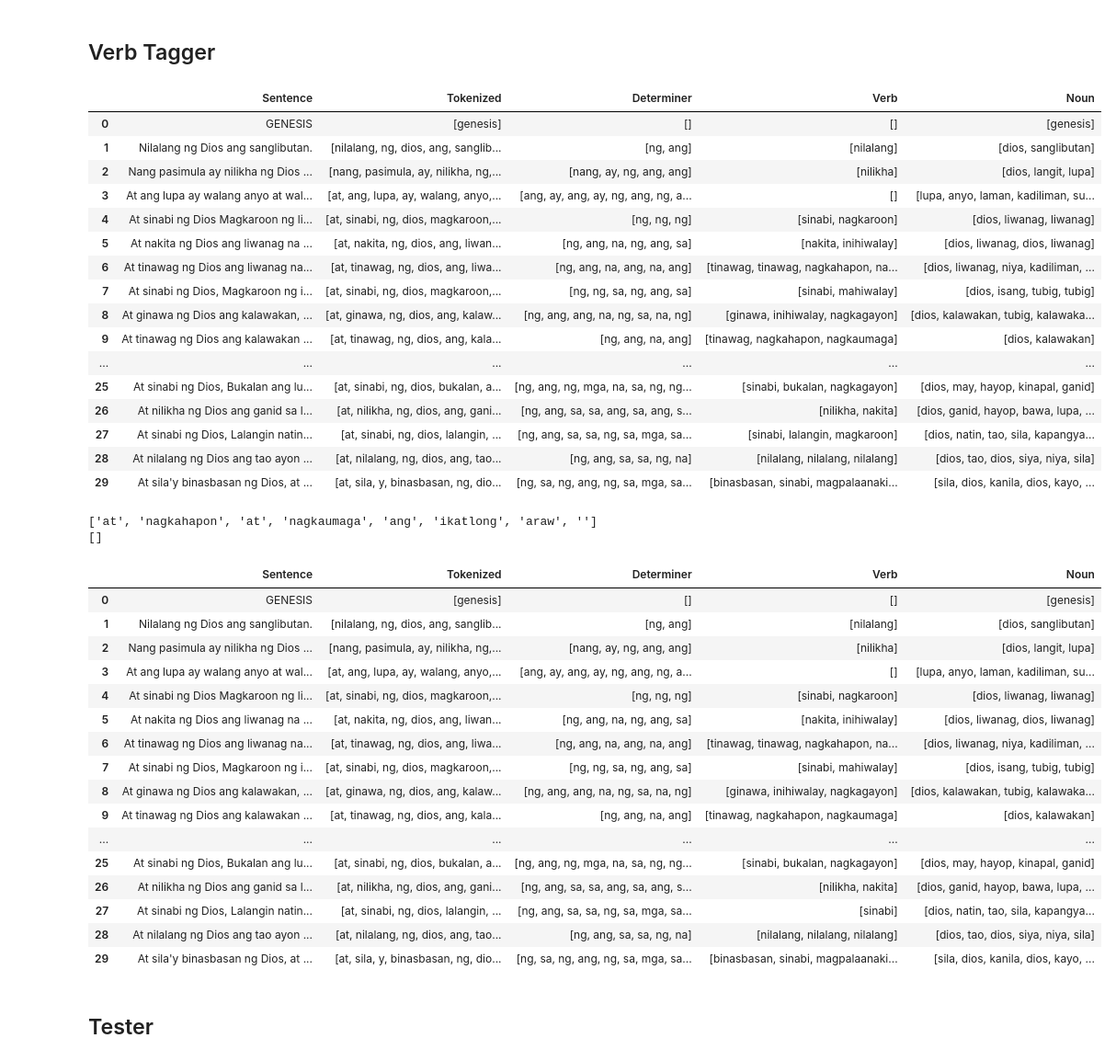
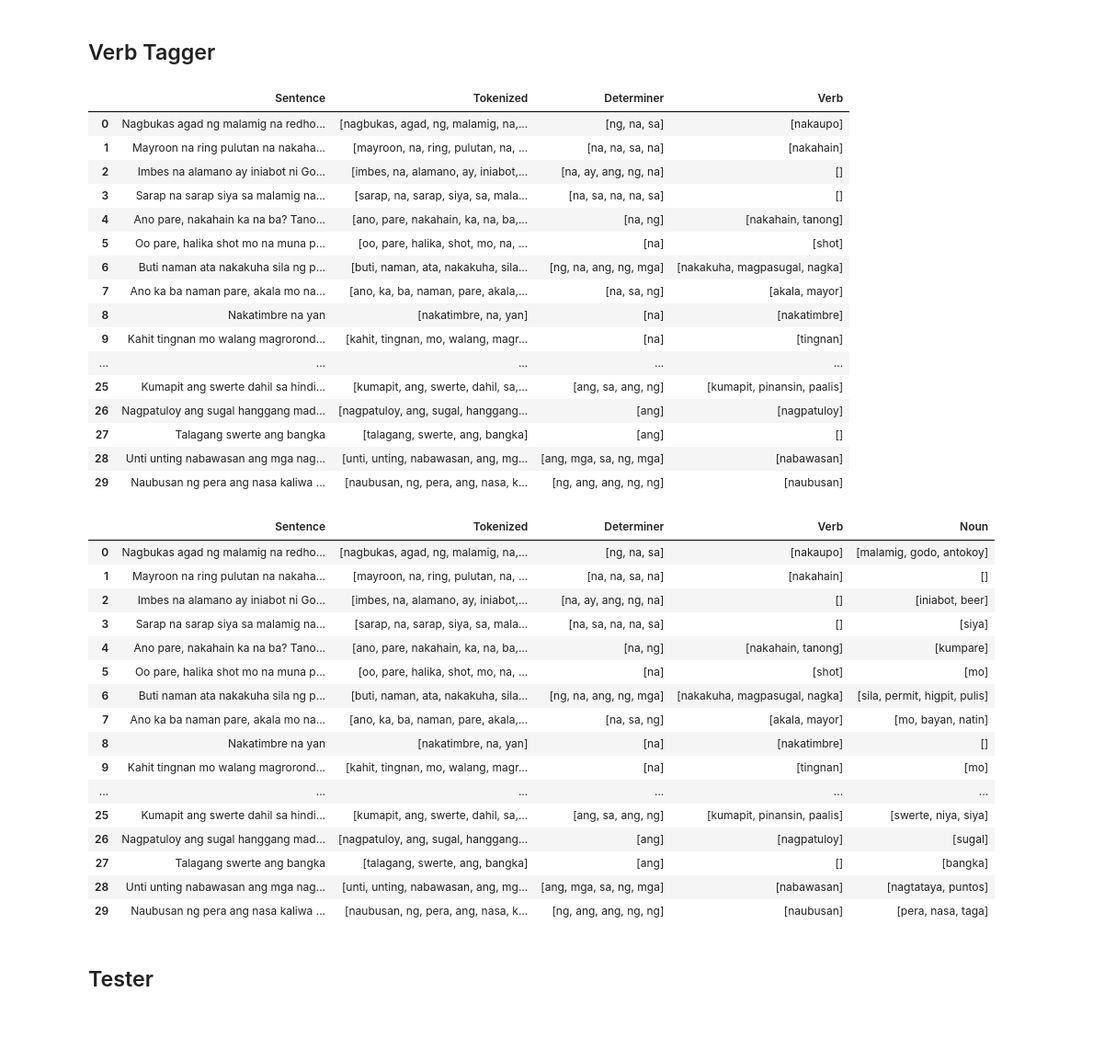
Before and after one commit to JakeCob/Ilokano-to-Tagalog-Machince-Translation, a Jupyter notebook: post.ipynb, the cells around one changed output. Shown at 92% size. Cells and saved outputs as stored; diff of their text form; code cells hidden in the pictures; blank space fills up the shorter version.

```diff
--- a/post.ipynb
+++ b/post.ipynb
@@ -2,7 +2,7 @@
 import pandas as pd
 
 # Opening the file
-sample_tl_raw = open("src/text data/Bible_Tagalog.txt").read()
+sample_tl_raw = open("src/text data/Story_Tagalog.txt").read()
 
 # Printing the Ilokano Raw Data
 #sample_tl_raw
@@ -249,8 +249,6 @@ def tag_verb(sentence, dtmn_list, prepo_list, pronoun_list):
 
         if word not in (dtmn_list + prepo_list + pronoun_list + conj_list):
 
-
-
             if prev_word not in (noun_dtmn_list + adv_dtmn_list + prepo_dtmn_list):
                 if next_word in (noun_dtmn_list):
                     """
@@ -276,51 +274,51 @@ def tag_verb(sentence, dtmn_list, prepo_list, pronoun_list):
                     if the previous word is 'ay' and the next word is 'ng' or 'sa', then it is a verb
                     """
                     verb.append(word)
                     isDone = True
 
-            if word[:5] in ("magpa", "nagka") and not isDone:
+            if word[:5] in ("magpa", "nagka") and not isDone or word[:4] in ("napa", "naka") and not isDone:
             # if hasAffixes and not isDone:
                 """
                 if the first five characters of a word start with "magpa" or "nagka", then it is a verb
                 """
                 verb.append(word)
                 isDone = True
 
         if hasAffixes and prev_word == None and not isDone:
             if next_word in pronoun_list or (next_word in dtmn_list and next_word not in ('ng', 'mga')):
                 verb.append(word)
                 isDone = True
 
         prev_word = word
 
         try:
             prev2_word = sentence[sentence.index(word) - 1]
         except (ValueError, IndexError):
             prev2_word = None
 
     return verb
 # end of function
 
 dict_sm_tl['Verb'] = dict_sm_tl['Tokenized'].apply(lambda x: tag_verb(x, parsed_tl_dtmn, PREPO_SET, PER_PRONOUN))
 dict_sm_tl.head(30)
 # %% [output]
-|  | Sentence | Tokenized | Determiner | Verb | Noun |
-| 0 | GENESIS | [genesis] | [] | [] | [genesis] |
-| 1 | Nilalang ng Dios ang sanglibutan. | [nilalang, ng, dios, ang, sanglib... | [ng, ang] | [nilalang] | [dios, sanglibutan] |
-| 2 | Nang pasimula ay nilikha ng Dios ... | [nang, pasimula, ay, nilikha, ng,... | [nang, ay, ng, ang, ang] | [nilikha] | [dios, langit, lupa] |
-| 3 | At ang lupa ay walang anyo at wal... | [at, ang, lupa, ay, walang, anyo,... | [ang, ay, ang, ay, ng, ang, ng, a... | [] | [lupa, anyo, laman, kadiliman, su... |
-| 4 | At sinabi ng Dios Magkaroon ng li... | [at, sinabi, ng, dios, magkaroon,... | [ng, ng, ng] | [sinabi, nagkaroon] | [dios, liwanag, liwanag] |
-| 5 | At nakita ng Dios ang liwanag na ... | [at, nakita, ng, dios, ang, liwan... | [ng, ang, na, ng, ang, sa] | [nakita, inihiwalay] | [dios, liwanag, dios, liwanag] |
-| 6 | At tinawag ng Dios ang liwanag na... | [at, tinawag, ng, dios, ang, liwa... | [ng, ang, na, ang, na, ang] | [tinawag, tinawag, nagkahapon, na... | [dios, liwanag, niya, kadiliman, ... |
-| 7 | At sinabi ng Dios, Magkaroon ng i... | [at, sinabi, ng, dios, magkaroon,... | [ng, ng, sa, ng, ang, sa] | [sinabi, mahiwalay] | [dios, isang, tubig, tubig] |
-| 8 | At ginawa ng Dios ang kalawakan, ... | [at, ginawa, ng, dios, ang, kalaw... | [ng, ang, ang, na, ng, sa, na, ng] | [ginawa, inihiwalay, nagkagayon] | [dios, kalawakan, tubig, kalawaka... |
-| 9 | At tinawag ng Dios ang kalawakan ... | [at, tinawag, ng, dios, ang, kala... | [ng, ang, na, ang] | [tinawag, nagkahapon, nagkaumaga] | [dios, kalawakan] |
-| ... | ... | ... | ... | ... | ... |
-| 25 | At sinabi ng Dios, Bukalan ang lu... | [at, sinabi, ng, dios, bukalan, a... | [ng, ang, ng, mga, na, sa, ng, ng... | [sinabi, bukalan, nagkagayon] | [dios, may, hayop, kinapal, ganid] |
-| 26 | At nilikha ng Dios ang ganid sa l... | [at, nilikha, ng, dios, ang, gani... | [ng, ang, sa, sa, ang, sa, ang, s... | [nilikha, nakita] | [dios, ganid, hayop, bawa, lupa, ... |
-| 27 | At sinabi ng Dios, Lalangin natin... | [at, sinabi, ng, dios, lalangin, ... | [ng, ang, sa, sa, ng, sa, mga, sa... | [sinabi, lalangin, magkaroon] | [dios, natin, tao, sila, kapangya... |
-| 28 | At nilalang ng Dios ang tao ayon ... | [at, nilalang, ng, dios, ang, tao... | [ng, ang, sa, sa, ng, na] | [nilalang, nilalang, nilalang] | [dios, tao, dios, siya, niya, sila] |
-| 29 | At sila'y binasbasan ng Dios, at ... | [at, sila, y, binasbasan, ng, dio... | [ng, sa, ng, ang, ng, sa, mga, sa... | [binasbasan, sinabi, magpalaanaki... | [sila, dios, kanila, dios, kayo, ... |
+|  | Sentence | Tokenized | Determiner | Verb |
+| 0 | Nagbukas agad ng malamig na redho... | [nagbukas, agad, ng, malamig, na,... | [ng, na, sa] | [nakaupo] |
+| 1 | Mayroon na ring pulutan na nakaha... | [mayroon, na, ring, pulutan, na, ... | [na, na, sa, na] | [nakahain] |
+| 2 | Imbes na alamano ay iniabot ni Go... | [imbes, na, alamano, ay, iniabot,... | [na, ay, ang, ng, na] | [] |
+| 3 | Sarap na sarap siya sa malamig na... | [sarap, na, sarap, siya, sa, mala... | [na, sa, na, na, sa] | [] |
+| 4 | Ano pare, nakahain ka na ba? Tano... | [ano, pare, nakahain, ka, na, ba,... | [na, ng] | [nakahain, tanong] |
+| 5 | Oo pare, halika shot mo na muna p... | [oo, pare, halika, shot, mo, na, ... | [na] | [shot] |
+| 6 | Buti naman ata nakakuha sila ng p... | [buti, naman, ata, nakakuha, sila... | [ng, na, ang, ng, mga] | [nakakuha, magpasugal, nagka] |
+| 7 | Ano ka ba naman pare, akala mo na... | [ano, ka, ba, naman, pare, akala,... | [na, sa, ng] | [akala, mayor] |
+| 8 | Nakatimbre na yan | [nakatimbre, na, yan] | [na] | [nakatimbre] |
+| 9 | Kahit tingnan mo walang magrorond... | [kahit, tingnan, mo, walang, magr... | [na] | [tingnan] |
+| ... | ... | ... | ... | ... |
+| 25 | Kumapit ang swerte dahil sa hindi... | [kumapit, ang, swerte, dahil, sa,... | [ang, sa, ang, ng] | [kumapit, pinansin, paalis] |
+| 26 | Nagpatuloy ang sugal hanggang mad... | [nagpatuloy, ang, sugal, hanggang... | [ang] | [nagpatuloy] |
+| 27 | Talagang swerte ang bangka | [talagang, swerte, ang, bangka] | [ang] | [] |
+| 28 | Unti unting nabawasan ang mga nag... | [unti, unting, nabawasan, ang, mg... | [ang, mga, sa, ng, mga] | [nabawasan] |
+| 29 | Naubusan ng pera ang nasa kaliwa ... | [naubusan, ng, pera, ang, nasa, k... | [ng, ang, ang, ng, ng] | [naubusan] |
 # %%
 def tag_noun(sentence, per_noun_list):
     """
@@ -434,25 +432,23 @@ def tag_noun(sentence, per_noun_list):
 dict_sm_tl['Noun'] = dict_sm_tl['Tokenized'].apply(lambda x: tag_noun(x, PER_PRONOUN))
 dict_sm_tl.head(30)
 # %% [output]
-['at', 'nagkahapon', 'at', 'nagkaumaga', 'ang', 'ikatlong', 'araw', '']
-[]
 |  | Sentence | Tokenized | Determiner | Verb | Noun |
-| 0 | GENESIS | [genesis] | [] | [] | [genesis] |
-| 1 | Nilalang ng Dios ang sanglibutan. | [nilalang, ng, dios, ang, sanglib... | [ng, ang] | [nilalang] | [dios, sanglibutan] |
-| 2 | Nang pasimula ay nilikha ng Dios ... | [nang, pasimula, ay, nilikha, ng,... | [nang, ay, ng, ang, ang] | [nilikha] | [dios, langit, lupa] |
-| 3 | At ang lupa ay walang anyo at wal... | [at, ang, lupa, ay, walang, anyo,... | [ang, ay, ang, ay, ng, ang, ng, a... | [] | [lupa, anyo, laman, kadiliman, su... |
-| 4 | At sinabi ng Dios Magkaroon ng li... | [at, sinabi, ng, dios, magkaroon,... | [ng, ng, ng] | [sinabi, nagkaroon] | [dios, liwanag, liwanag] |
-| 5 | At nakita ng Dios ang liwanag na ... | [at, nakita, ng, dios, ang, liwan... | [ng, ang, na, ng, ang, sa] | [nakita, inihiwalay] | [dios, liwanag, dios, liwanag] |
-| 6 | At tinawag ng Dios ang liwanag na... | [at, tinawag, ng, dios, ang, liwa... | [ng, ang, na, ang, na, ang] | [tinawag, tinawag, nagkahapon, na... | [dios, liwanag, niya, kadiliman, ... |
-| 7 | At sinabi ng Dios, Magkaroon ng i... | [at, sinabi, ng, dios, magkaroon,... | [ng, ng, sa, ng, ang, sa] | [sinabi, mahiwalay] | [dios, isang, tubig, tubig] |
-| 8 | At ginawa ng Dios ang kalawakan, ... | [at, ginawa, ng, dios, ang, kalaw... | [ng, ang, ang, na, ng, sa, na, ng] | [ginawa, inihiwalay, nagkagayon] | [dios, kalawakan, tubig, kalawaka... |
-| 9 | At tinawag ng Dios ang kalawakan ... | [at, tinawag, ng, dios, ang, kala... | [ng, ang, na, ang] | [tinawag, nagkahapon, nagkaumaga] | [dios, kalawakan] |
+| 0 | Nagbukas agad ng malamig na redho... | [nagbukas, agad, ng, malamig, na,... | [ng, na, sa] | [nakaupo] | [malamig, godo, antokoy] |
+| 1 | Mayroon na ring pulutan na nakaha... | [mayroon, na, ring, pulutan, na, ... | [na, na, sa, na] | [nakahain] | [] |
+| 2 | Imbes na alamano ay iniabot ni Go... | [imbes, na, alamano, ay, iniabot,... | [na, ay, ang, ng, na] | [] | [iniabot, beer] |
+| 3 | Sarap na sarap siya sa malamig na... | [sarap, na, sarap, siya, sa, mala... | [na, sa, na, na, sa] | [] | [siya] |
+| 4 | Ano pare, nakahain ka na ba? Tano... | [ano, pare, nakahain, ka, na, ba,... | [na, ng] | [nakahain, tanong] | [kumpare] |
+| 5 | Oo pare, halika shot mo na muna p... | [oo, pare, halika, shot, mo, na, ... | [na] | [shot] | [mo] |
+| 6 | Buti naman ata nakakuha sila ng p... | [buti, naman, ata, nakakuha, sila... | [ng, na, ang, ng, mga] | [nakakuha, magpasugal, nagka] | [sila, permit, higpit, pulis] |
+| 7 | Ano ka ba naman pare, akala mo na... | [ano, ka, ba, naman, pare, akala,... | [na, sa, ng] | [akala, mayor] | [mo, bayan, natin] |
+| 8 | Nakatimbre na yan | [nakatimbre, na, yan] | [na] | [nakatimbre] | [] |
+| 9 | Kahit tingnan mo walang magrorond... | [kahit, tingnan, mo, walang, magr... | [na] | [tingnan] | [mo] |
 | ... | ... | ... | ... | ... | ... |
-| 25 | At sinabi ng Dios, Bukalan ang lu... | [at, sinabi, ng, dios, bukalan, a... | [ng, ang, ng, mga, na, sa, ng, ng... | [sinabi, bukalan, nagkagayon] | [dios, may, hayop, kinapal, ganid] |
-| 26 | At nilikha ng Dios ang ganid sa l... | [at, nilikha, ng, dios, ang, gani... | [ng, ang, sa, sa, ang, sa, ang, s... | [nilikha, nakita] | [dios, ganid, hayop, bawa, lupa, ... |
-| 27 | At sinabi ng Dios, Lalangin natin... | [at, sinabi, ng, dios, lalangin, ... | [ng, ang, sa, sa, ng, sa, mga, sa... | [sinabi] | [dios, natin, tao, sila, kapangya... |
-| 28 | At nilalang ng Dios ang tao ayon ... | [at, nilalang, ng, dios, ang, tao... | [ng, ang, sa, sa, ng, na] | [nilalang, nilalang, nilalang] | [dios, tao, dios, siya, niya, sila] |
-| 29 | At sila'y binasbasan ng Dios, at ... | [at, sila, y, binasbasan, ng, dio... | [ng, sa, ng, ang, ng, sa, mga, sa... | [binasbasan, sinabi, magpalaanaki... | [sila, dios, kanila, dios, kayo, ... |
+| 25 | Kumapit ang swerte dahil sa hindi... | [kumapit, ang, swerte, dahil, sa,... | [ang, sa, ang, ng] | [kumapit, pinansin, paalis] | [swerte, niya, siya] |
+| 26 | Nagpatuloy ang sugal hanggang mad... | [nagpatuloy, ang, sugal, hanggang... | [ang] | [nagpatuloy] | [sugal] |
+| 27 | Talagang swerte ang bangka | [talagang, swerte, ang, bangka] | [ang] | [] | [bangka] |
+| 28 | Unti unting nabawasan ang mga nag... | [unti, unting, nabawasan, ang, mg... | [ang, mga, sa, ng, mga] | [nabawasan] | [nagtataya, puntos] |
+| 29 | Naubusan ng pera ang nasa kaliwa ... | [naubusan, ng, pera, ang, nasa, k... | [ng, ang, ang, ng, ng] | [naubusan] | [pera, nasa, taga] |
 # %% [markdown]
 ## Tester
 # %%
```
Also changed, not shown: parts of 3 cells of this notebook.
